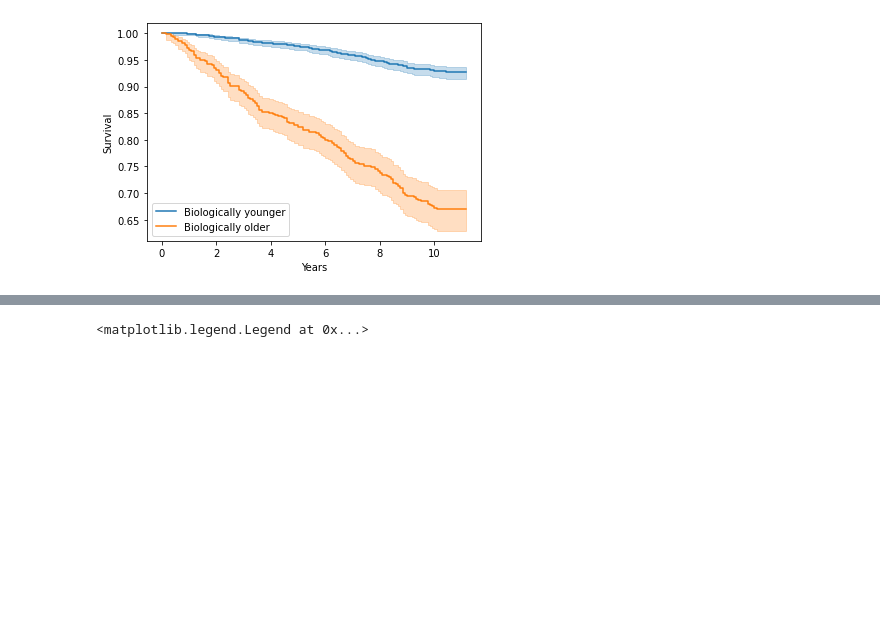
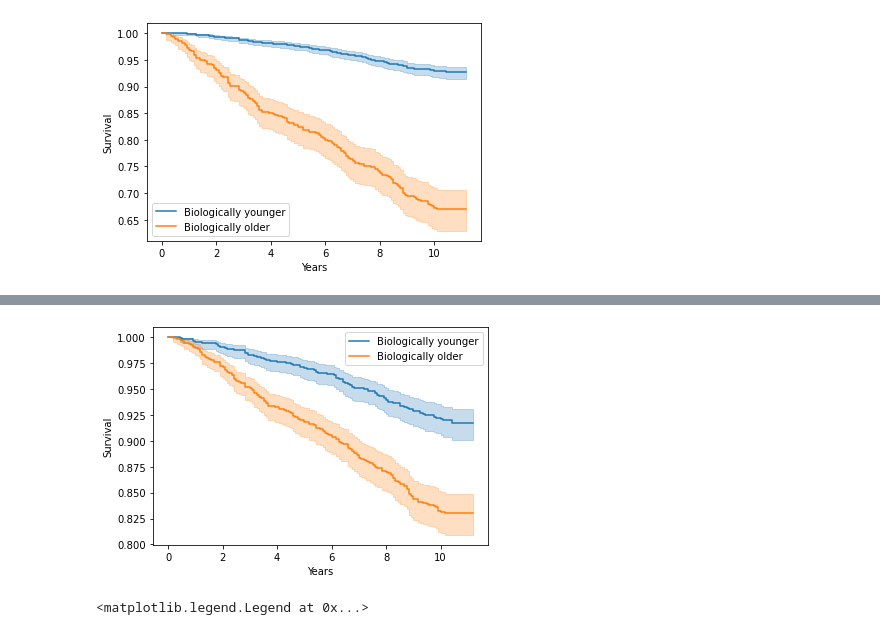
Before and after one commit to Biomarkers-of-Aging-Consortium/boa-learn, a Jupyter notebook: notebooks/nhanes_cohort.ipynb, the cells around one changed output, grey strips where cells are left out. Cells and saved outputs as stored; diff of their text form; code cells hidden in the pictures; blank space fills up the shorter version.

```diff
--- a/notebooks/nhanes_cohort.ipynb
+++ b/notebooks/nhanes_cohort.ipynb
@@ -92,3 +90,14 @@ ax = kmf.plot_survival_function()
 plt.ylabel('Survival');plt.xlabel('Years');
 # %% [output]
 [figure]
+# %%
+%%time
+year=2010
+df = load_nhanes(year)
+df['LBXLYPCT']=df['LBXLYPCT']/100
+df['LBXBAPCT']=df['LBXBAPCT']/100
+df['LBXPLTSI']=np.log(df['LBXPLTSI'])
+df['LBXRDW']=np.log(df['LBXRDW'])
+df['LBXWBCSI']=np.log(df['LBXWBCSI'])
+df['LBXBAPCT']=np.sqrt(df['LBXBAPCT'])
+df['years_until_death']=df['months_until_death']/12
@@ -95,3 +107,34 @@ plt.ylabel('Survival');plt.xlabel('Years');
+# %%
+#https://www.ncbi.nlm.nih.gov/pmc/articles/PMC8974028/
+#MCH, RDW, platelets, RBC, hemoglobin, WBC, BASO%, HDL, and LYM%
+D9=[
+    'LBXMCHSI',
+    'LBXRDW',
+    'LBXPLTSI',
+    'LBXRBCSI',
+    'LBXHGB',
+    'LBXWBCSI',
+    'LBXBAPCT',
+    'LBDHDDSI',
+    'LBXLYPCT'
+]
+# %%
+df_diff=df[D9]-df[D9].mean()
+df_cov=df[D9].cov()
+df_cov_inv = pd.DataFrame(np.linalg.pinv(df_cov.values), df_cov.columns, df_cov.index)
+df['dms']=np.sqrt(df_diff.apply(lambda x:x.dot(df_cov_inv).dot(x.T),axis=1))
+# %%
+df['biologically_older']=df['dms']>df['dms'].median()
+ax=plt.subplot()
+groups = df['biologically_older']
+ix = (groups == 0)
+kmf.fit(T[ix], E[ix], label='Biologically younger')
+ax = kmf.plot_survival_function(ax=ax)
+kmf.fit(T[~ix], E[~ix], label='Biologically older')
+ax = kmf.plot_survival_function()
+plt.ylabel('Survival');plt.xlabel('Years');
+# %% [output]
+[figure, added]
 # %%
 #train model using another cohort-year -> need to move to a separate notebook
 year=2012
```
Also changed, not shown: parts of 7 cells of this notebook, 1 other file.
